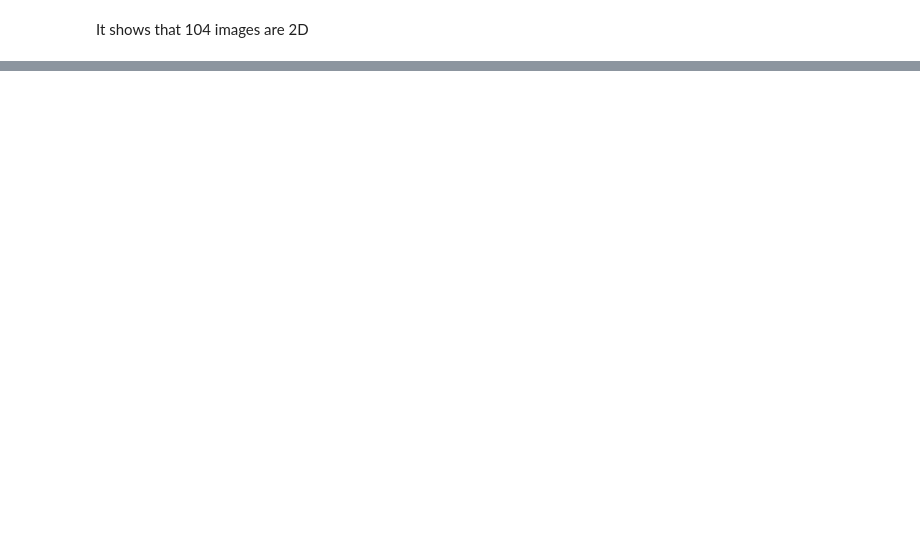
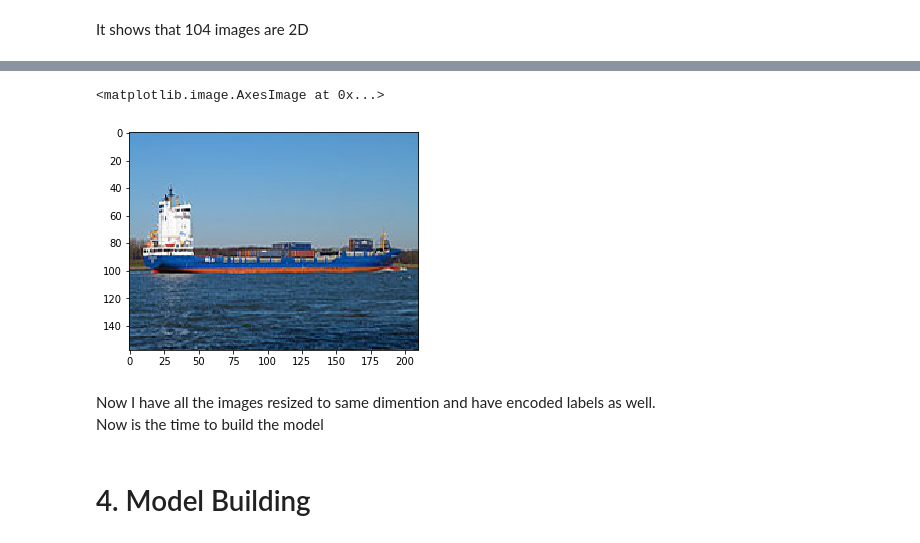
Before and after one commit to arkothiwala/Analytics-Vidhya, a Jupyter notebook: AV_GoD.ipynb, the cells around one changed output, grey strips where cells are left out. Saved outputs shown, nothing was run; the diff lists cells and outputs as text; code cells hidden in the pictures; blank space fills up the shorter version.

```diff
--- a/AV_GoD.ipynb
+++ b/AV_GoD.ipynb
@@ -194,2 +211,6 @@ max_height
 # %% [markdown]
 It shows that 104 images are 2D
+# %%
+import cv2
+# Here we need to take care, as normally we will provide dsize = (height, width) but here it is swapped
+train_csv['resized_raw'] = [cv2.resize(img, dsize=(max_width, max_height), interpolation=cv2.INTER_CUBIC).tolist() for img in train_csv.raw]
@@ -195,0 +238,10 @@ It shows that 104 images are 2D
+# %%
+plt.imshow(train_csv.resized_raw.iloc[0])
+# %% [output]
+<matplotlib.image.AxesImage at 0x...>
+[figure, added]
+# %% [markdown]
+Now I have all the images resized to same dimention and have encoded labels as well.<br>
+Now is the time to build the model
+# %% [markdown]
+# 4. Model Building
```
Also changed, not shown: parts of 25 cells of this notebook.
